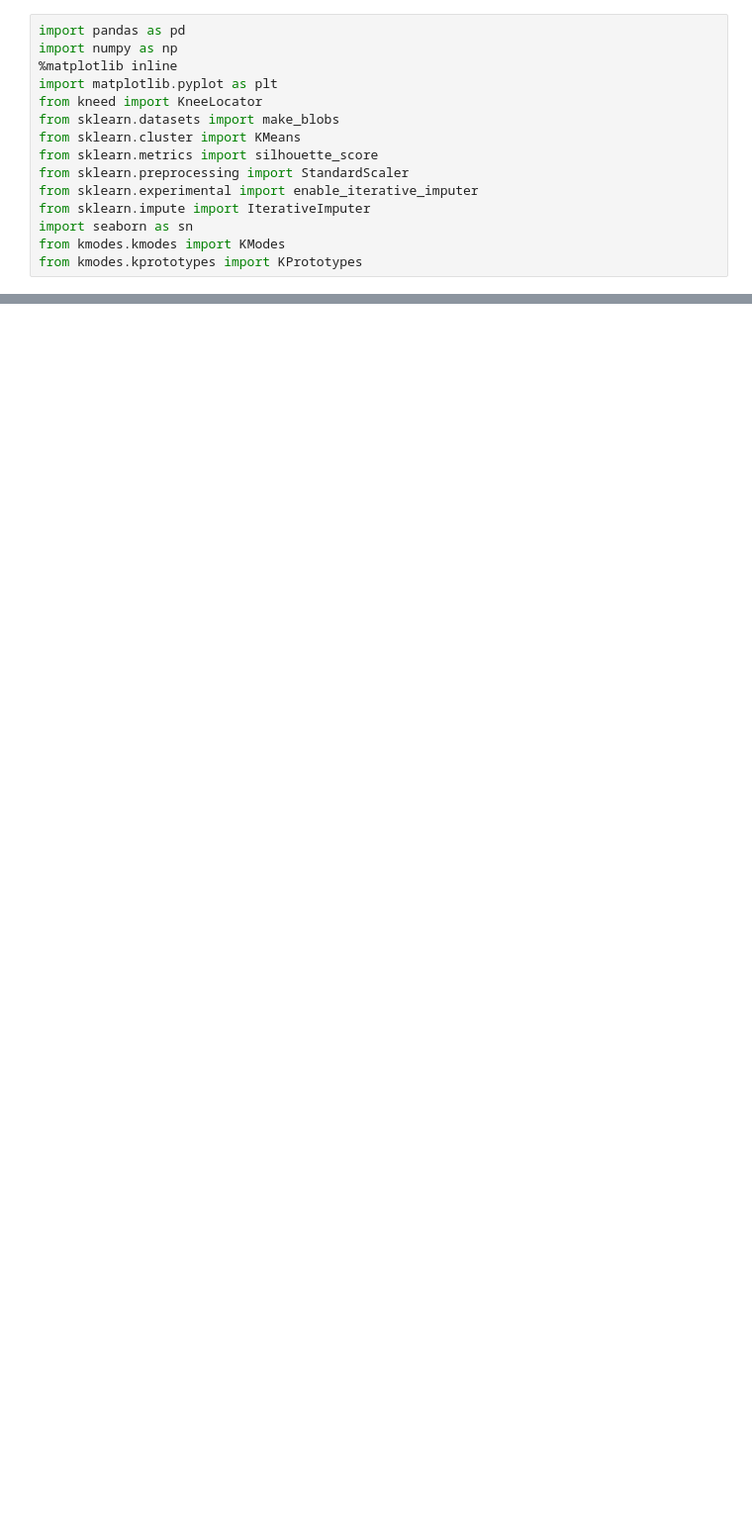
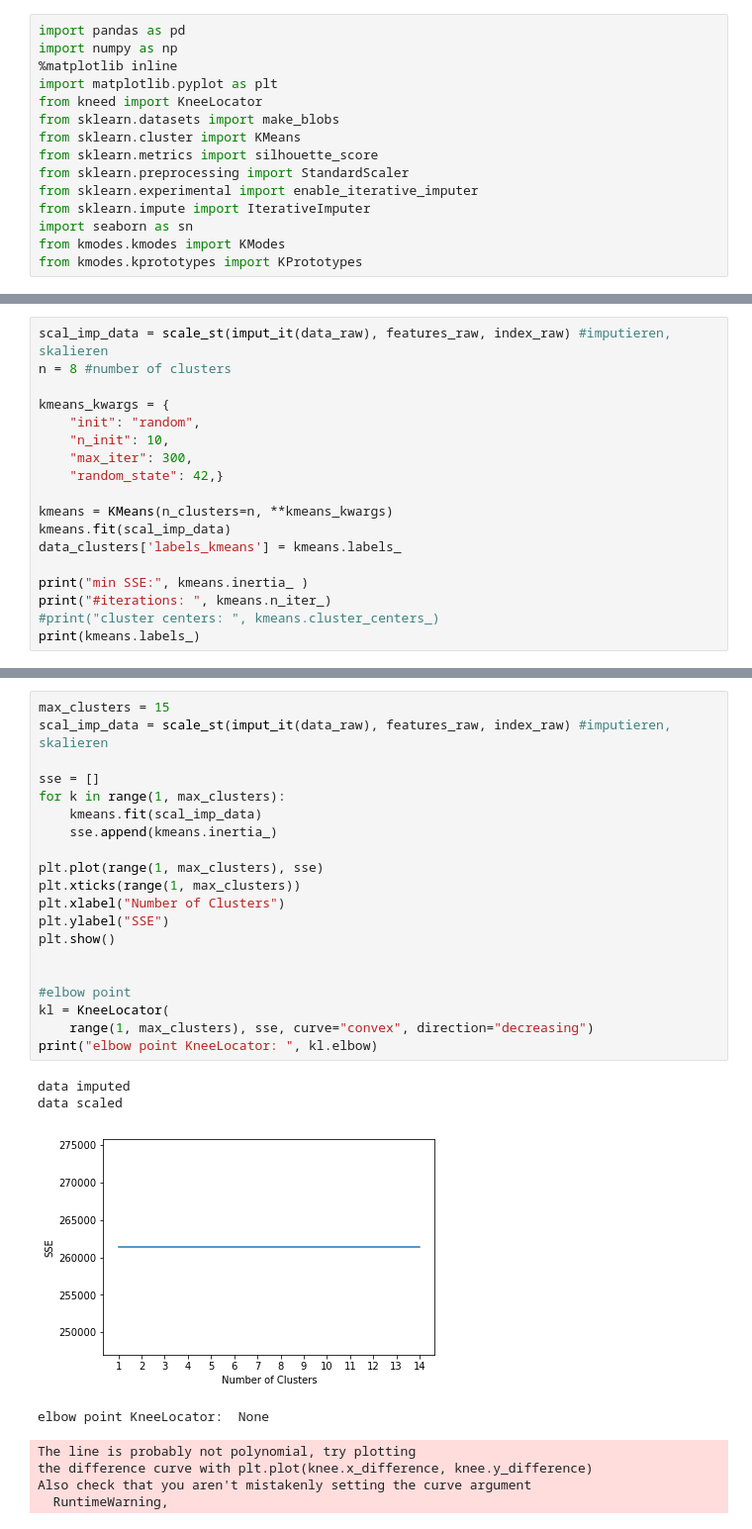
Before and after one commit to codehering/data_challanges_2021, a Jupyter notebook: kMeans.ipynb, the cells around one changed output, grey strips where cells are left out. Shown: that part at 99% size. Saved outputs shown, nothing was run; the diff lists cells and outputs as text; blank space fills up the shorter version.

```diff
--- a/kMeans.ipynb
+++ b/kMeans.ipynb
@@ -274,0 +91,18 @@ memory usage: 5.3 MB
+# %%
+scal_imp_data = scale_st(imput_it(data_raw), features_raw, index_raw) #imputieren, skalieren
+n = 8 #number of clusters
+
+kmeans_kwargs = {
+    "init": "random",
+    "n_init": 10,
+    "max_iter": 300,
+    "random_state": 42,}
+
+kmeans = KMeans(n_clusters=n, **kmeans_kwargs)
+kmeans.fit(scal_imp_data)
+data_clusters['labels_kmeans'] = kmeans.labels_
+
+print("min SSE:", kmeans.inertia_ )
+print("#iterations: ", kmeans.n_iter_)
+#print("cluster centers: ", kmeans.cluster_centers_)
+print(kmeans.labels_)
@@ -274,0 +213,29 @@ memory usage: 5.3 MB
+# %%
+max_clusters = 15
+scal_imp_data = scale_st(imput_it(data_raw), features_raw, index_raw) #imputieren, skalieren
+
+sse = []
+for k in range(1, max_clusters):
+    kmeans.fit(scal_imp_data)
+    sse.append(kmeans.inertia_)
+
+plt.plot(range(1, max_clusters), sse)
+plt.xticks(range(1, max_clusters))
+plt.xlabel("Number of Clusters")
+plt.ylabel("SSE")
+plt.show()
+
+
+#elbow point
+kl = KneeLocator(
+    range(1, max_clusters), sse, curve="convex", direction="decreasing")
+print("elbow point KneeLocator: ", kl.elbow)
+# %% [output]
+data imputed
+data scaled
+[figure, added]
+elbow point KneeLocator:  None
+The line is probably not polynomial, try plotting
+the difference curve with plt.plot(knee.x_difference, knee.y_difference)
+Also check that you aren't mistakenly setting the curve argument
+  RuntimeWarning,
```
Also changed, not shown: parts of 35 cells of this notebook, 2 other files.
